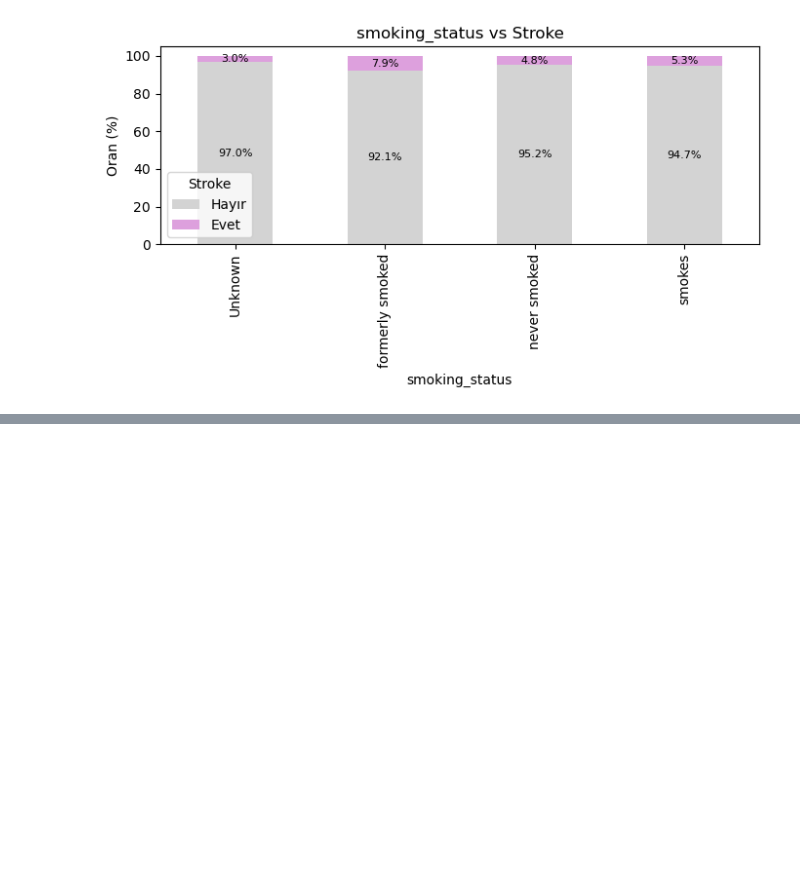
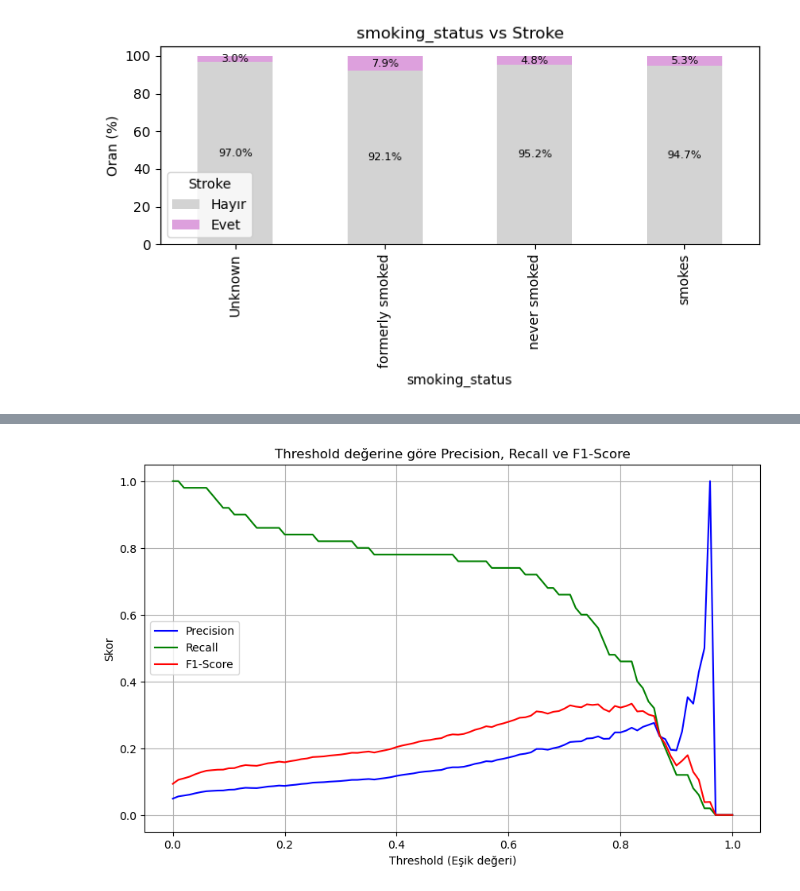
Before and after one commit to EsmahanDidinir/Veri-Bilimi-Bitirme-Projesi, a Jupyter notebook: bitirme-projesi.ipynb, the cells around one changed output, grey strips where cells are left out. Drawn from its saved outputs; the diff is of its cells as text; code cells hidden in the pictures; blank space fills up the shorter version.

```diff
--- a/bitirme-projesi.ipynb
+++ b/bitirme-projesi.ipynb
@@ -130,0 +118,2 @@ for col in categorical_cols:
+# %%
+df["bmi"] = df["bmi"].fillna(df["bmi"].mean())
@@ -130,0 +271,5 @@ for col in categorical_cols:
+# %%
+from imblearn.over_sampling import SMOTE
+
+smote = SMOTE(random_state=42)
+X_resampled, y_resampled = smote.fit_resample(X_train, y_train)
@@ -130,0 +284,8 @@ for col in categorical_cols:
+# %%
+model = LogisticRegression(max_iter=1000)
+model.fit(X_resampled, y_resampled)
+
+y_pred = model.predict(X_test)
+
+print(confusion_matrix(y_test, y_pred))
+print(classification_report(y_test, y_pred))
@@ -130,0 +303,5 @@ for col in categorical_cols:
+# %%
+from sklearn.linear_model import LogisticRegression
+
+log_model = LogisticRegression(class_weight='balanced', max_iter=1000)
+log_model.fit(X_resampled, y_resampled)
@@ -130,0 +336,30 @@ for col in categorical_cols:
+# %%
+from sklearn.metrics import precision_score, recall_score, f1_score
+
+# Modelden olasılıkları al
+y_probs = log_model.predict_proba(X_test)[:, 1]
+
+thresholds = np.arange(0, 1.01, 0.01)
+
+precisions = []
+recalls = []
+f1s = []
+
+for thresh in thresholds:
+    y_pred_thresh = (y_probs >= thresh).astype(int)
+    precisions.append(precision_score(y_test, y_pred_thresh, zero_division=0))
+    recalls.append(recall_score(y_test, y_pred_thresh, zero_division=0))
+    f1s.append(f1_score(y_test, y_pred_thresh, zero_division=0))
+
+plt.figure(figsize=(10, 6))
+plt.plot(thresholds, precisions, label="Precision", color="blue")
+plt.plot(thresholds, recalls, label="Recall", color="green")
+plt.plot(thresholds, f1s, label="F1-Score", color="red")
+plt.xlabel("Threshold (Eşik değeri)")
+plt.ylabel("Skor")
+plt.title("Threshold değerine göre Precision, Recall ve F1-Score")
+plt.legend()
+plt.grid(True)
+plt.show()
+# %% [output]
+[figure, added]
```
Also changed, not shown: parts of 27 cells of this notebook.
